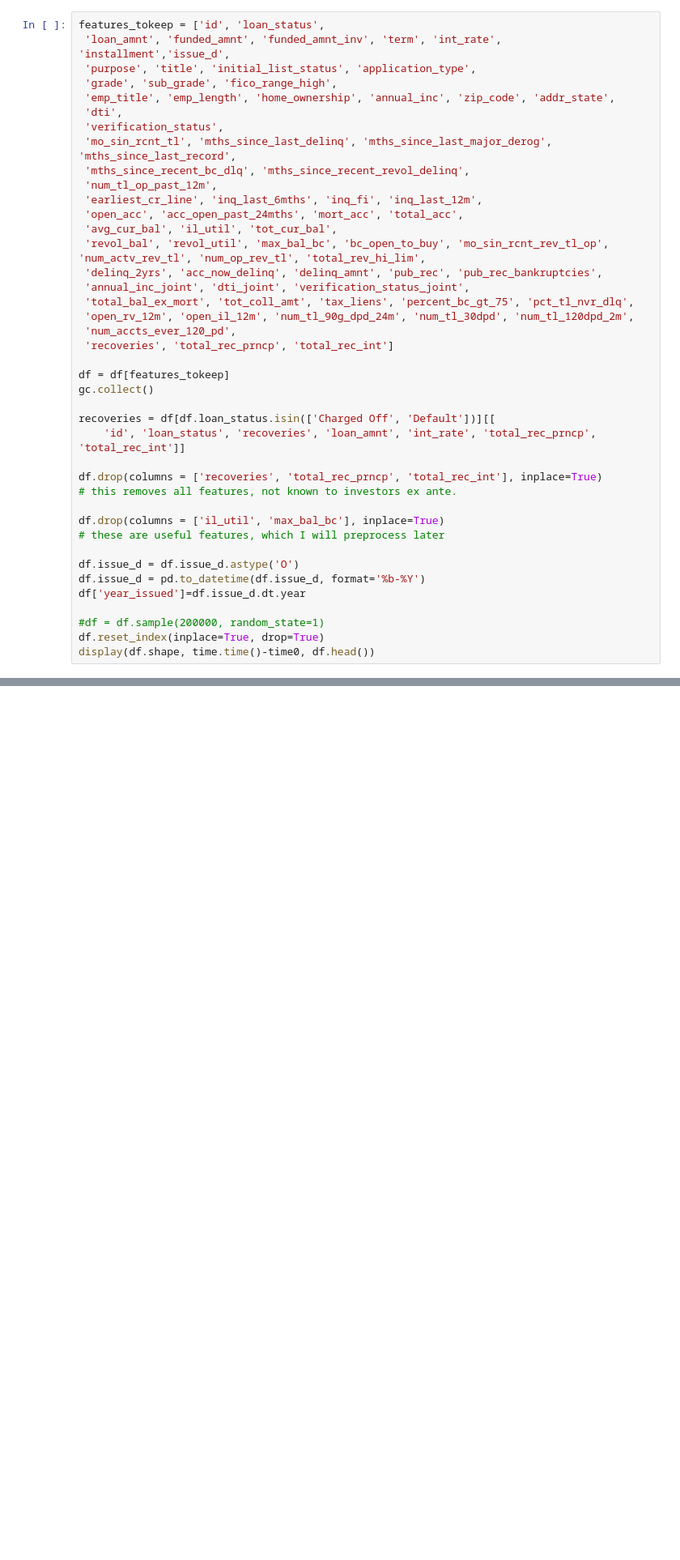
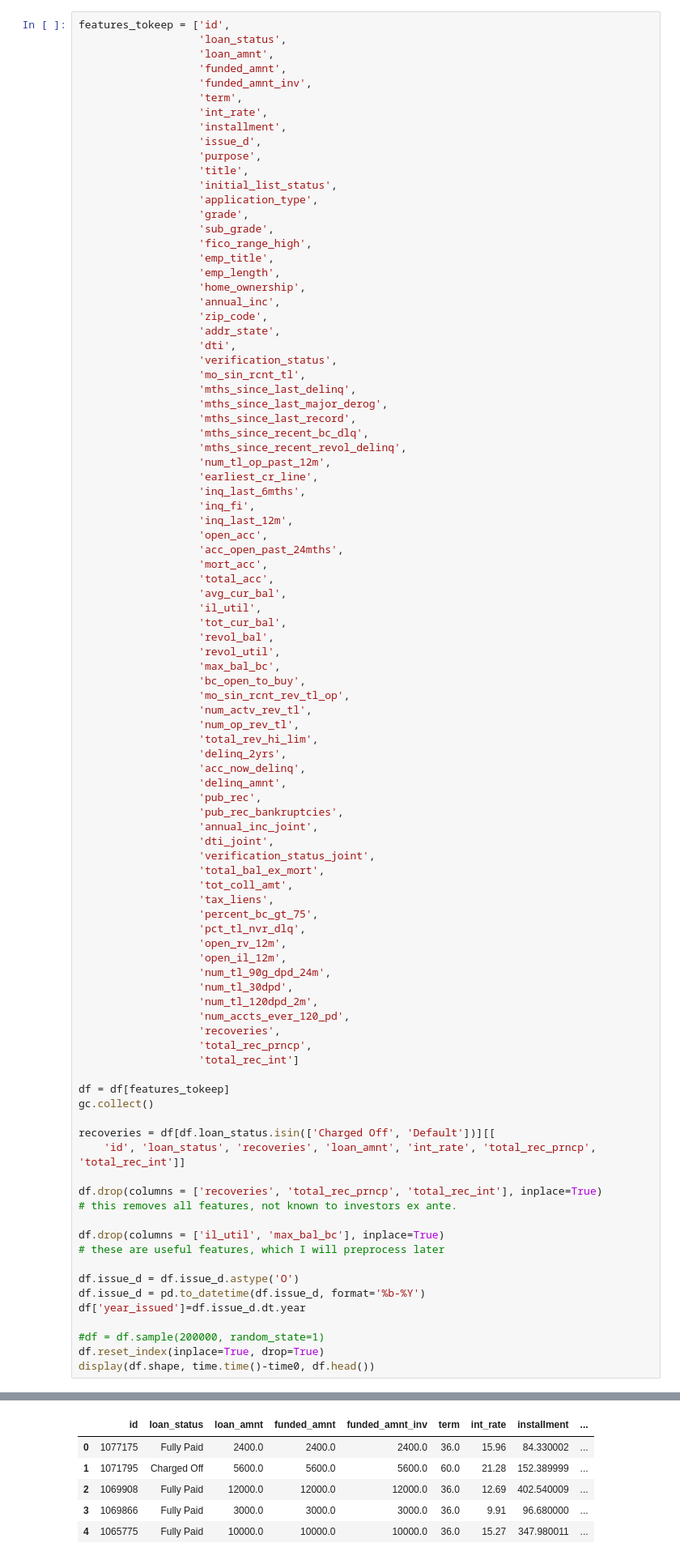
Before and after one commit to MykolaPinchuk/LoanDefault, a Jupyter notebook: loans_modeling.ipynb, the cells around one changed output, grey strips where cells are left out. Shown at 81% size. Drawn from its saved outputs; the diff is of its cells as text; blank space fills up the shorter version.

```diff
--- a/loans_modeling.ipynb
+++ b/loans_modeling.ipynb
@@ -97,24 +94,76 @@ display(df.head())
 # %%
-features_tokeep = ['id', 'loan_status',
- 'loan_amnt', 'funded_amnt', 'funded_amnt_inv', 'term', 'int_rate', 'installment','issue_d',
- 'purpose', 'title', 'initial_list_status', 'application_type',
- 'grade', 'sub_grade', 'fico_range_high',
- 'emp_title', 'emp_length', 'home_ownership', 'annual_inc', 'zip_code', 'addr_state',
- 'dti',
- 'verification_status',
- 'mo_sin_rcnt_tl', 'mths_since_last_delinq', 'mths_since_last_major_derog', 'mths_since_last_record',
- 'mths_since_recent_bc_dlq', 'mths_since_recent_revol_delinq',
- 'num_tl_op_past_12m',
- 'earliest_cr_line', 'inq_last_6mths', 'inq_fi', 'inq_last_12m',
- 'open_acc', 'acc_open_past_24mths', 'mort_acc', 'total_acc',
- 'avg_cur_bal', 'il_util', 'tot_cur_bal',
- 'revol_bal', 'revol_util', 'max_bal_bc', 'bc_open_to_buy', 'mo_sin_rcnt_rev_tl_op', 'num_actv_rev_tl', 'num_op_rev_tl', 'total_rev_hi_lim',
- 'delinq_2yrs', 'acc_now_delinq', 'delinq_amnt', 'pub_rec', 'pub_rec_bankruptcies',
- 'annual_inc_joint', 'dti_joint', 'verification_status_joint',
- 'total_bal_ex_mort', 'tot_coll_amt', 'tax_liens', 'percent_bc_gt_75', 'pct_tl_nvr_dlq',
- 'open_rv_12m', 'open_il_12m', 'num_tl_90g_dpd_24m', 'num_tl_30dpd', 'num_tl_120dpd_2m',
- 'num_accts_ever_120_pd',
- 'recoveries', 'total_rec_prncp', 'total_rec_int']
+features_tokeep = ['id',
+                   'loan_status',
+                   'loan_amnt',
+                   'funded_amnt',
+                   'funded_amnt_inv',
+                   'term',
+                   'int_rate',
+                   'installment',
+                   'issue_d',
+                   'purpose',
+                   'title',
+                   'initial_list_status',
+                   'application_type',
+                   'grade',
+                   'sub_grade',
+                   'fico_range_high',
+                   'emp_title',
+                   'emp_length',
+                   'home_ownership',
+                   'annual_inc',
+                   'zip_code',
+                   'addr_state',
+                   'dti',
+                   'verification_status',
+                   'mo_sin_rcnt_tl',
+                   'mths_since_last_delinq',
+                   'mths_since_last_major_derog',
+                   'mths_since_last_record',
+                   'mths_since_recent_bc_dlq',
+                   'mths_since_recent_revol_delinq',
+                   'num_tl_op_past_12m',
+                   'earliest_cr_line',
+                   'inq_last_6mths',
+                   'inq_fi',
+                   'inq_last_12m',
+                   'open_acc',
+                   'acc_open_past_24mths',
+                   'mort_acc',
+                   'total_acc',
+                   'avg_cur_bal',
+                   'il_util',
+                   'tot_cur_bal',
+                   'revol_bal',
+                   'revol_util',
+                   'max_bal_bc',
+                   'bc_open_to_buy',
+                   'mo_sin_rcnt_rev_tl_op',
+                   'num_actv_rev_tl',
+                   'num_op_rev_tl',
+                   'total_rev_hi_lim',
+                   'delinq_2yrs',
+                   'acc_now_delinq',
+                   'delinq_amnt',
+                   'pub_rec',
+                   'pub_rec_bankruptcies',
+                   'annual_inc_joint',
+                   'dti_joint',
+                   'verification_status_joint',
+                   'total_bal_ex_mort',
+                   'tot_coll_amt',
+                   'tax_liens',
+                   'percent_bc_gt_75',
+                   'pct_tl_nvr_dlq',
+                   'open_rv_12m',
+                   'open_il_12m',
+                   'num_tl_90g_dpd_24m',
+                   'num_tl_30dpd',
+                   'num_tl_120dpd_2m',
+                   'num_accts_ever_120_pd',
+                   'recoveries',
+                   'total_rec_prncp',
+                   'total_rec_int']
 
 df = df[features_tokeep]
 gc.collect()
@@ -135,3 +184,4 @@ df['year_issued']=df.issue_d.dt.year
 #df = df.sample(200000, random_state=1)
 df.reset_index(inplace=True, drop=True)
 display(df.shape, time.time()-time0, df.head())
+# %% [output]
@@ -138,3 +190,9 @@ display(df.shape, time.time()-time0, df.head())
+|  | id | loan_status | loan_amnt | funded_amnt | funded_amnt_inv | term | int_rate | installment | ... |
+| 0 | 1077175 | Fully Paid | 2400.0 | 2400.0 | 2400.0 | 36.0 | 15.96 | 84.330002 | ... |
+| 1 | 1071795 | Charged Off | 5600.0 | 5600.0 | 5600.0 | 60.0 | 21.28 | 152.389999 | ... |
+| 2 | 1069908 | Fully Paid | 12000.0 | 12000.0 | 12000.0 | 36.0 | 12.69 | 402.540009 | ... |
+| 3 | 1069866 | Fully Paid | 3000.0 | 3000.0 | 3000.0 | 36.0 | 9.91 | 96.680000 | ... |
+| 4 | 1065775 | Fully Paid | 10000.0 | 10000.0 | 10000.0 | 36.0 | 15.27 | 347.980011 | ... |
 # %%
 # remove some very rare loan types:
 
```
Also changed, not shown: parts of 16 cells of this notebook, 1 other file.
